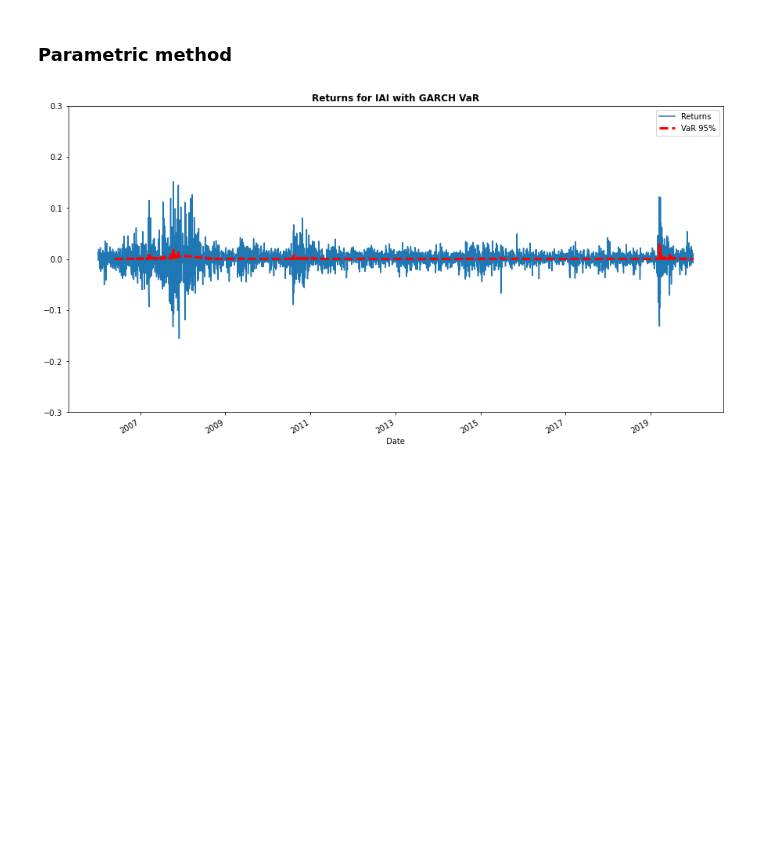
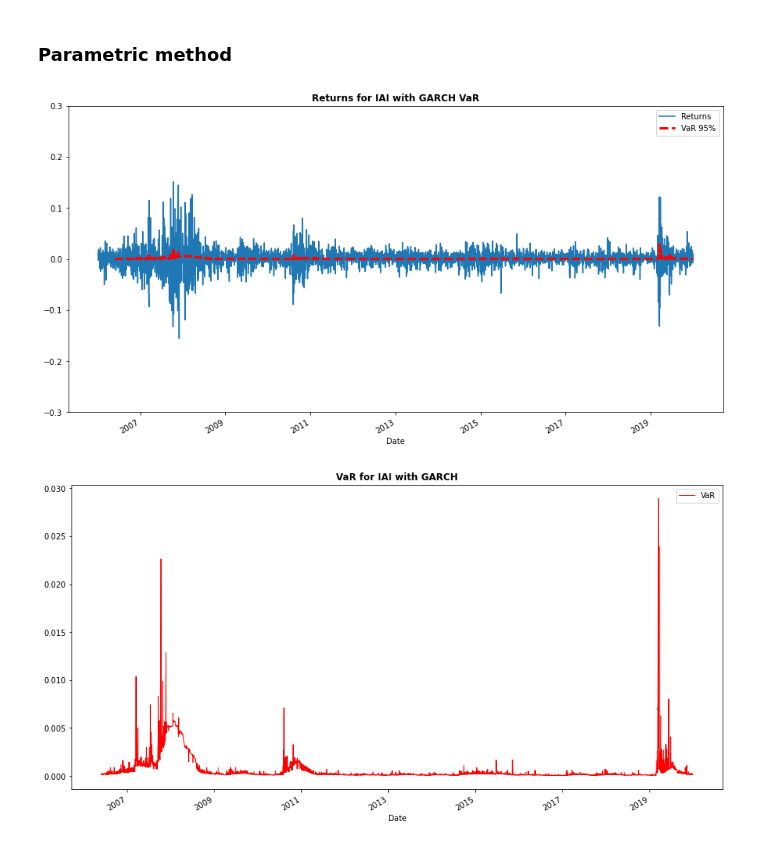
Before and after one commit to Simzer994/Project-Econometrics, a Jupyter notebook: BrokerDealer-Series.ipynb, the cells around one changed output. Drawn from its saved outputs; the diff is of its cells as text; code cells hidden in the pictures; blank space fills up the shorter version.

```diff
--- a/BrokerDealer-Series.ipynb
+++ b/BrokerDealer-Series.ipynb
@@ -42,6 +43,7 @@ VaR_NonParam = sf.weighted_hs_var(returns=returns, confidence_level=95, window=1
 ### Parametric method
 # %%
 p,q = sf.optimize_garch(returns=returns, bounds=[9,9])
-VaR_Param = sf.garch_var(returns=returns, confidence_level=95, bounds=[9,9], p=p, q=q, ticker=ticker)
+VaR_Param = sf.garch_var(returns=returns, confidence_level=95, p=p, q=q, ticker=ticker)
 # %% [output]
 [figure]
+[figure, added]
```
Also changed, not shown: parts of 3 cells of this notebook, 1 other file.
